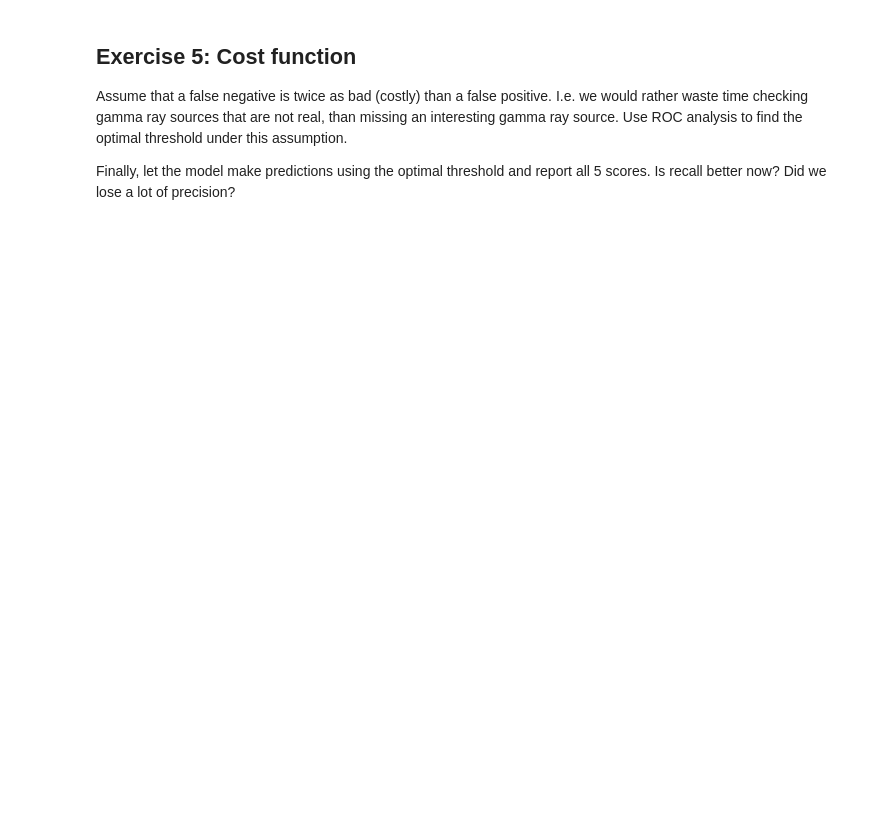
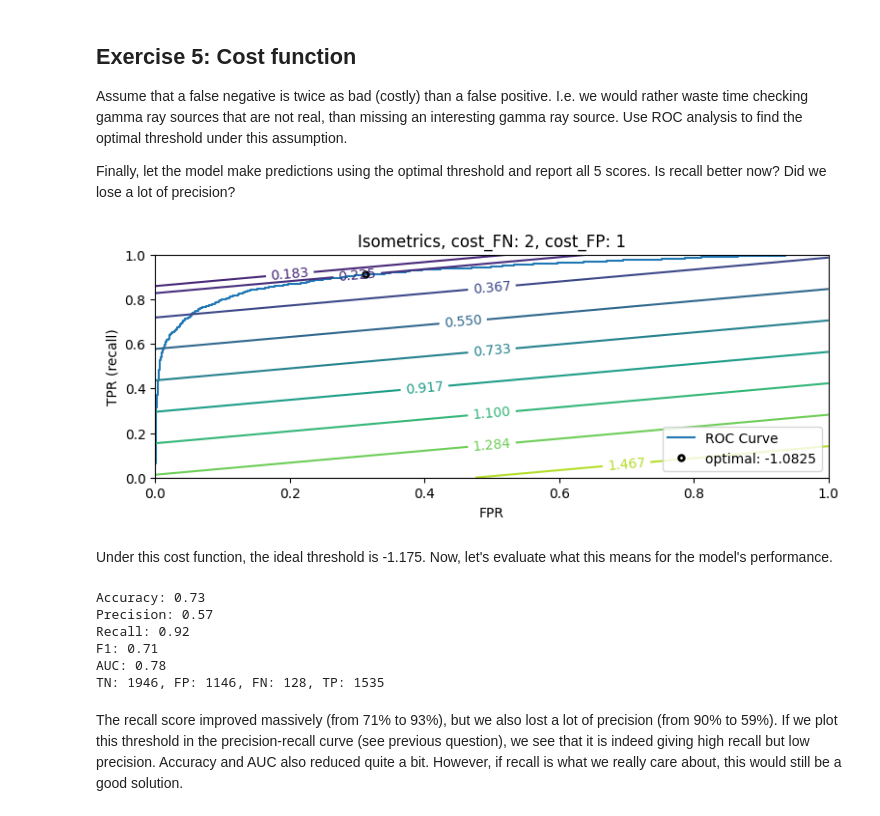
Before and after one commit to emadumitru/MLE-course-materials, a Jupyter notebook: labs/Lab 2b - Model Selection.ipynb, the cells around one changed output. Drawn from its saved outputs; the diff is of its cells as text; code cells hidden in the pictures; blank space fills up the shorter version.

```diff
--- a/labs/Lab 2b - Model Selection.ipynb
+++ b/labs/Lab 2b - Model Selection.ipynb
@@ -127,3 +178,75 @@ First, plot the Precision-Recall curve for the SVM using the default parameters
 Assume that a false negative is twice as bad (costly) than a false positive. I.e. we would rather waste time checking gamma ray sources that are not real, than missing an interesting gamma ray source. Use ROC analysis to find the optimal threshold under this assumption.
 
 Finally, let the model make predictions using the optimal threshold and report all 5 scores. Is recall better now? Did we lose a lot of precision?
+# %%
+from sklearn.metrics import roc_curve
+
+# Reusing code for the lecture notebook
+# Cost function, give the cost for FN and FP
+def cost(fpr, tpr, cost_FN, cost_FP, ratio_P):
+    return fpr * cost_FP * ratio_P + (1 - tpr) * (1 - ratio_P) * cost_FN;
+
+def plot_isometrics(c_FN=2, c_FP=1):
+    # Build the ROC curve for the trained model
+    fpr, tpr, thresholds = roc_curve(y_test, model.decision_function(Xs_test))
+
+    # Compute costs
+    ratio_P = len(y_test[y_test==1]) / len(y_test)
+    costs = [cost(fpr[x],tpr[x],c_FN,c_FP, ratio_P) for x in range(len(thresholds))]
+
+    # Get optimal cost and threshold
+    min_cost = np.min(costs)
+    min_thres = np.argmin(costs)
+    min_thres_val = thresholds[np.argmin(costs)]
+
+    # plot contours
+    x = np.arange(0.0, 1.1, 0.1)
+    y = np.arange(0.0, 1.1, 0.1)
+    XX, YY = np.meshgrid(x, y)
+    costs = [cost(f, t, c_FN, c_FP, ratio_P) for f, t in zip(XX,YY)]
+
+    # plot all together
+    fig, axes = plt.subplots(1, 1, figsize=(9, 3))
+    plt.plot(fpr, tpr, label="ROC Curve")
+    levels = np.linspace(np.array(costs).min(), np.array(costs).max(), 10)
+    levels = np.sort(np.append(levels, min_cost))
+    CS = plt.contour(XX, YY, costs, levels)
+    plt.clabel(CS, inline=1, fontsize=10)
+
+    plt.xlabel("FPR")
+    plt.ylabel("TPR (recall)")
+    # find threshold closest to zero:
+    plt.plot(fpr[min_thres], tpr[min_thres], 'o', markersize=4,
+             label="optimal: {:.4f}".format(min_thres_val), fillstyle="none", c='k', mew=2)
+    plt.legend(loc=4);
+    plt.title("Isometrics, cost_FN: {}, cost_FP: {}".format(c_FN, c_FP))
+    plt.show()
+
+plot_isometrics()
+# %% [output]
+[figure, added]
+# %% [markdown]
+Under this cost function, the ideal threshold is -1.175.
+Now, let's evaluate what this means for the model's performance.
+# %%
+y_pred = (model.decision_function(Xs_test) >= -1.175).astype(int)
+
+accuracy = accuracy_score(y_test, y_pred)
+precision = precision_score(y_test, y_pred)
+recall = recall_score(y_test, y_pred)
+f1 = f1_score(y_test, y_pred)
+auc = roc_auc_score(y_test, y_pred)
+tn, fp, fn, tp = confusion_matrix(y_test, y_pred).ravel()
+
+text = f'Accuracy: {accuracy:.2f}\nPrecision: {precision:.2f}\nRecall: {recall:.2f}\nF1: {f1:.2f}\nAUC: {auc:.2f}'
+text += f'\nTN: {tn}, FP: {fp}, FN: {fn}, TP: {tp}'
+print(text)
+# %% [output]
+Accuracy: 0.73
+Precision: 0.57
+Recall: 0.92
+F1: 0.71
+AUC: 0.78
+TN: 1946, FP: 1146, FN: 128, TP: 1535
+# %% [markdown]
+The recall score improved massively (from 71% to 93%), but we also lost a lot of precision (from 90% to 59%). If we plot this threshold in the precision-recall curve (see previous question), we see that it is indeed giving high recall but low precision. Accuracy and AUC also reduced quite a bit. However, if recall is what we really care about, this would still be a good solution.
```
Also changed, not shown: parts of 4 cells of this notebook, 2 other files.
